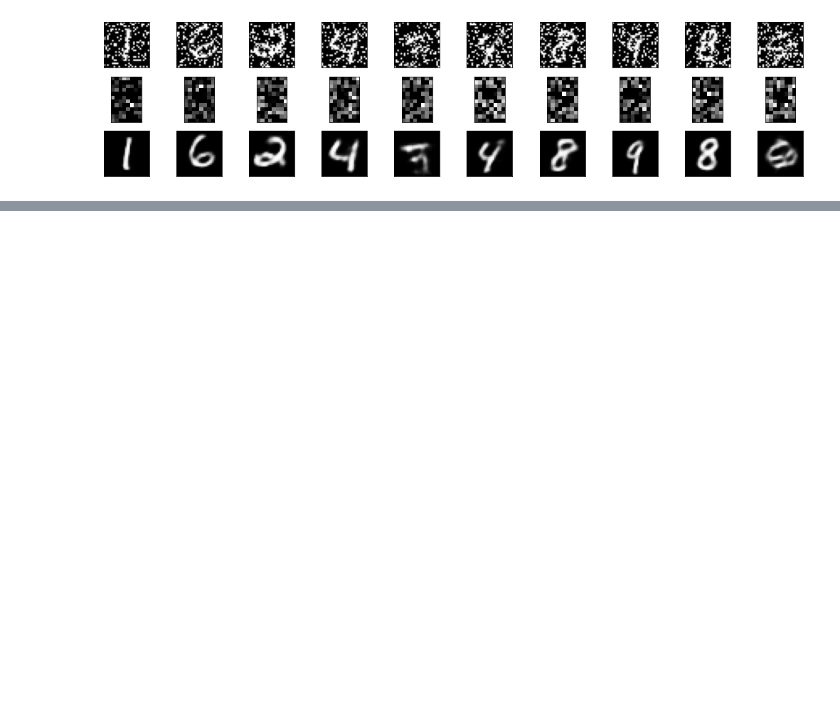
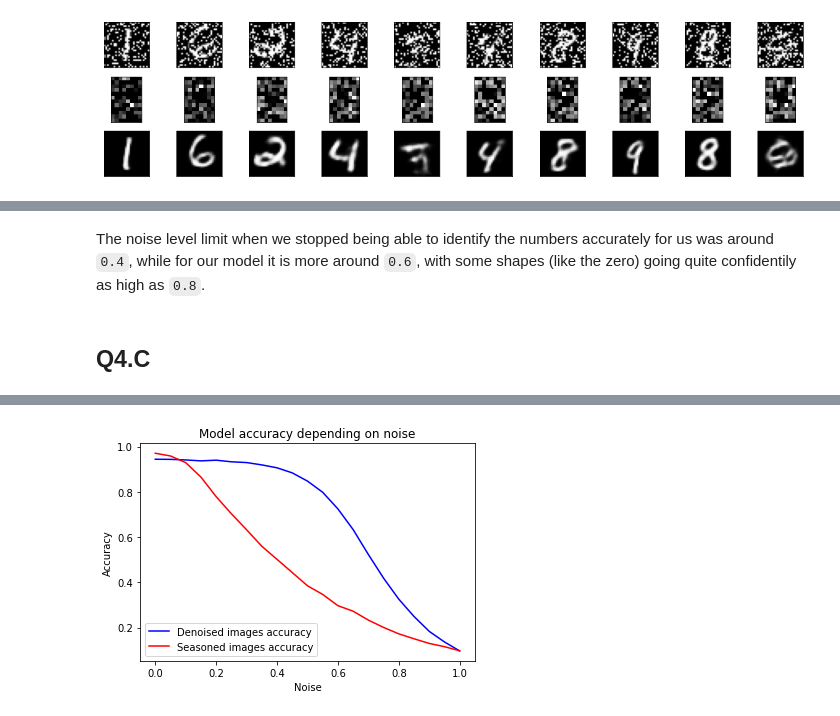
Before and after one commit to RomainTHD-UniStuff/DAT405_Introduction_to_Data_Science_and_AI, a Jupyter notebook: Assignment_6/Assignment_6.ipynb, the cells around one changed output, grey strips where cells are left out. Drawn from its saved outputs; the diff is of its cells as text; code cells hidden in the pictures; blank space fills up the shorter version.

```diff
--- a/Assignment_6/Assignment_6.ipynb
+++ b/Assignment_6/Assignment_6.ipynb
@@ -515,0 +585,40 @@ https://colab.research.google.com/drive/12nI33ZQIH4xWbBP_TGvDGbWoiI-l-GyC?usp=sh
+# %% [markdown]
+The noise level limit when we stopped being able to identify the numbers accurately for us was around `0.4`, while for our model it is more around `0.6`, with some shapes (like the zero) going quite confidentily as high as `0.8`.
+# %% [markdown]
+## Q4.C
+# %%
+# 0, 0.05, 0.1 ...
+noises = [ i / 20 for i in range(21) ]
+
+# Accuracies from denoising the images first
+scoresDenoised = []
+
+# Accuracies without denoising
+scoresSeasoned = []
+
+for noise in noises:
+    # Add noise
+    flattened_x_test_seasoneed = salt_and_pepper(flattened_x_test, noise)
+
+    # Remove noise using auto-encoder
+    decoded_imgs = autoencoder.predict(flattened_x_test_seasoneed)
+
+    # Reshape for model
+    decoded_imgs_reshaped = decoded_imgs.reshape(len(decoded_imgs), 28, 28, 1)
+    x_test_seasoned = flattened_x_test_seasoneed.reshape(len(flattened_x_test_seasoneed), 28, 28, 1)
+
+    # Evaluate the model with auto-encoded images and save the result
+    scoresDenoised.append(model.evaluate(decoded_imgs_reshaped, y_test)[1])
+
+    # Evaluate the model with noisy images and save the result
+    scoresSeasoned.append(model.evaluate(x_test_seasoned, y_test)[1])
+
+# Plotting
+plt.xlabel("Noise")
+plt.ylabel("Accuracy")
+plt.title("Model accuracy depending on noise")
+plt.plot(noises, scoresDenoised, color="blue", label="Denoised images accuracy")
+plt.plot(noises, scoresSeasoned, color="red", label="Seasoned images accuracy")
+plt.legend()
+plt.show()
+# %% [output]
@@ -515,0 +642 @@ https://colab.research.google.com/drive/12nI33ZQIH4xWbBP_TGvDGbWoiI-l-GyC?usp=sh
+[figure, added]
```
Also changed, not shown: parts of 26 cells of this notebook, 1 other file.
